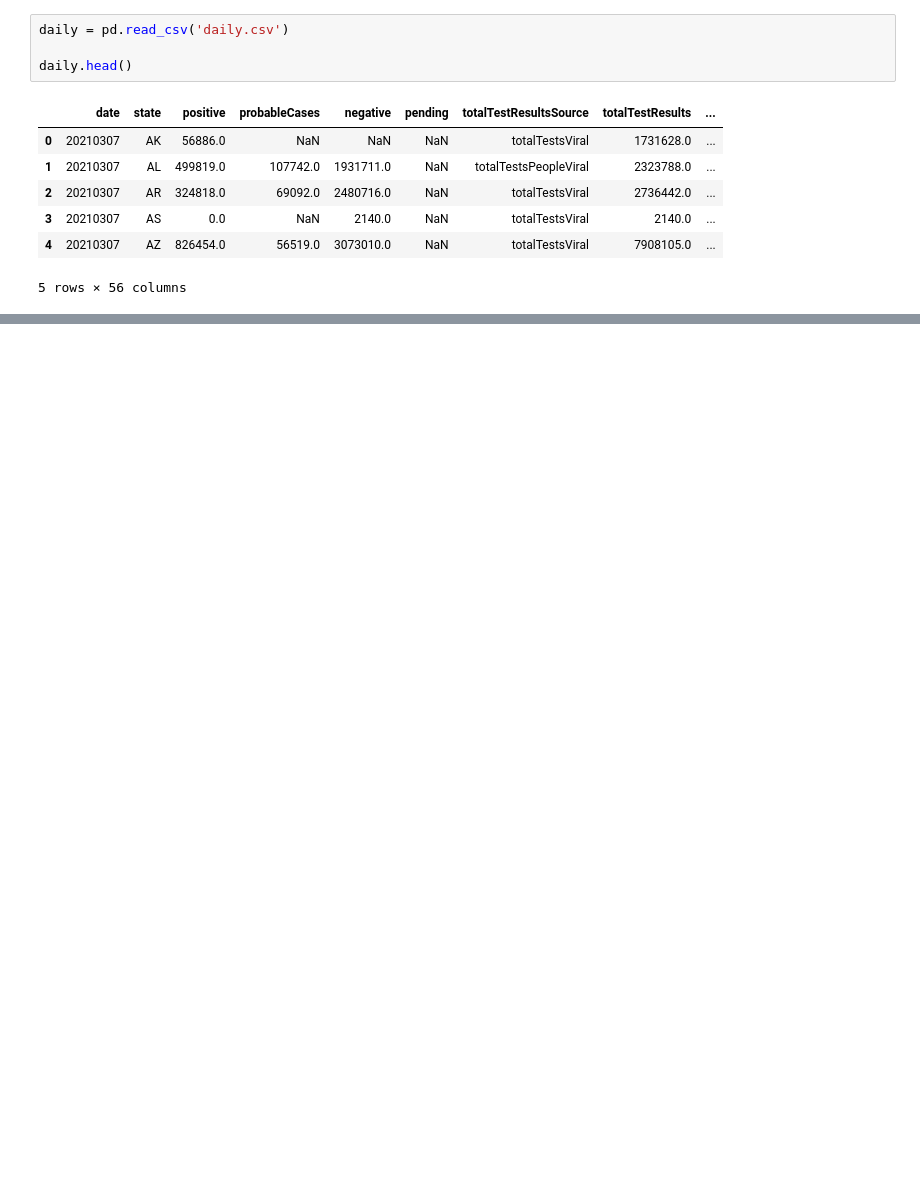
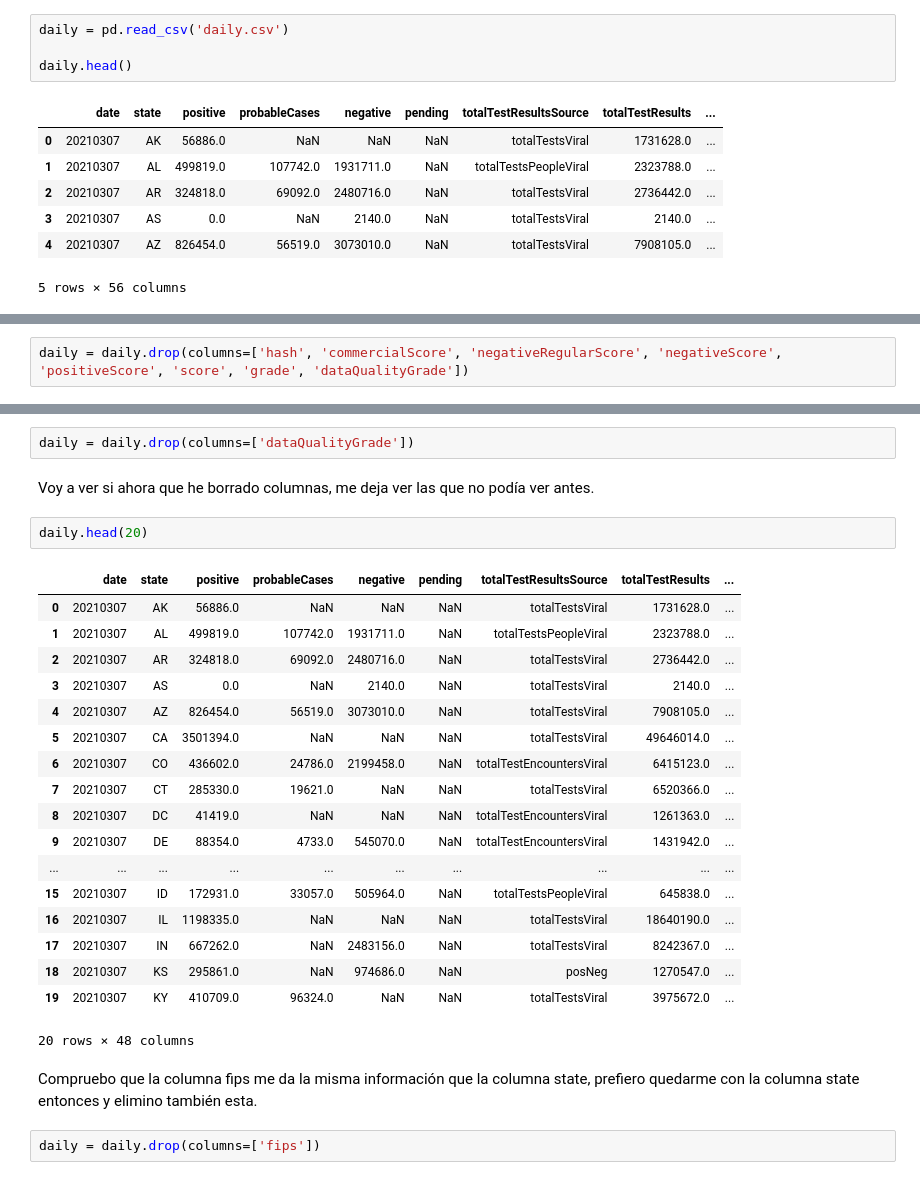
Before and after one commit to AI-School-F5-P3/EDA-Carol, a Jupyter notebook: EDA.ipynb, the cells around one changed output, grey strips where cells are left out. Drawn from its saved outputs; the diff is of its cells as text; blank space fills up the shorter version.

```diff
--- a/EDA.ipynb
+++ b/EDA.ipynb
@@ -34,0 +99,2 @@ daily.head()
+# %%
+daily = daily.drop(columns=['hash', 'commercialScore', 'negativeRegularScore', 'negativeScore', 'positiveScore', 'score', 'grade', 'dataQualityGrade'])
@@ -34,0 +123,29 @@ daily.head()
+# %%
+daily = daily.drop(columns=['dataQualityGrade'])
+# %% [markdown]
+Voy a ver si ahora que he borrado columnas, me deja ver las que no podía ver antes.
+# %%
+daily.head(20)
+# %% [output]
+|  | date | state | positive | probableCases | negative | pending | totalTestResultsSource | totalTestResults | ... |
+| 0 | 20210307 | AK | 56886.0 | NaN | NaN | NaN | totalTestsViral | 1731628.0 | ... |
+| 1 | 20210307 | AL | 499819.0 | 107742.0 | 1931711.0 | NaN | totalTestsPeopleViral | 2323788.0 | ... |
+| 2 | 20210307 | AR | 324818.0 | 69092.0 | 2480716.0 | NaN | totalTestsViral | 2736442.0 | ... |
+| 3 | 20210307 | AS | 0.0 | NaN | 2140.0 | NaN | totalTestsViral | 2140.0 | ... |
+| 4 | 20210307 | AZ | 826454.0 | 56519.0 | 3073010.0 | NaN | totalTestsViral | 7908105.0 | ... |
+| 5 | 20210307 | CA | 3501394.0 | NaN | NaN | NaN | totalTestsViral | 49646014.0 | ... |
+| 6 | 20210307 | CO | 436602.0 | 24786.0 | 2199458.0 | NaN | totalTestEncountersViral | 6415123.0 | ... |
+| 7 | 20210307 | CT | 285330.0 | 19621.0 | NaN | NaN | totalTestsViral | 6520366.0 | ... |
+| 8 | 20210307 | DC | 41419.0 | NaN | NaN | NaN | totalTestEncountersViral | 1261363.0 | ... |
+| 9 | 20210307 | DE | 88354.0 | 4733.0 | 545070.0 | NaN | totalTestEncountersViral | 1431942.0 | ... |
+| ... | ... | ... | ... | ... | ... | ... | ... | ... | ... |
+| 15 | 20210307 | ID | 172931.0 | 33057.0 | 505964.0 | NaN | totalTestsPeopleViral | 645838.0 | ... |
+| 16 | 20210307 | IL | 1198335.0 | NaN | NaN | NaN | totalTestsViral | 18640190.0 | ... |
+| 17 | 20210307 | IN | 667262.0 | NaN | 2483156.0 | NaN | totalTestsViral | 8242367.0 | ... |
+| 18 | 20210307 | KS | 295861.0 | NaN | 974686.0 | NaN | posNeg | 1270547.0 | ... |
+| 19 | 20210307 | KY | 410709.0 | 96324.0 | NaN | NaN | totalTestsViral | 3975672.0 | ... |
+20 rows × 48 columns
+# %% [markdown]
+Compruebo que la columna fips me da la misma información que la columna state, prefiero quedarme con la columna state entonces y elimino también esta.
+# %%
+daily = daily.drop(columns=['fips'])
```
Also changed, not shown: parts of 12 cells of this notebook.
